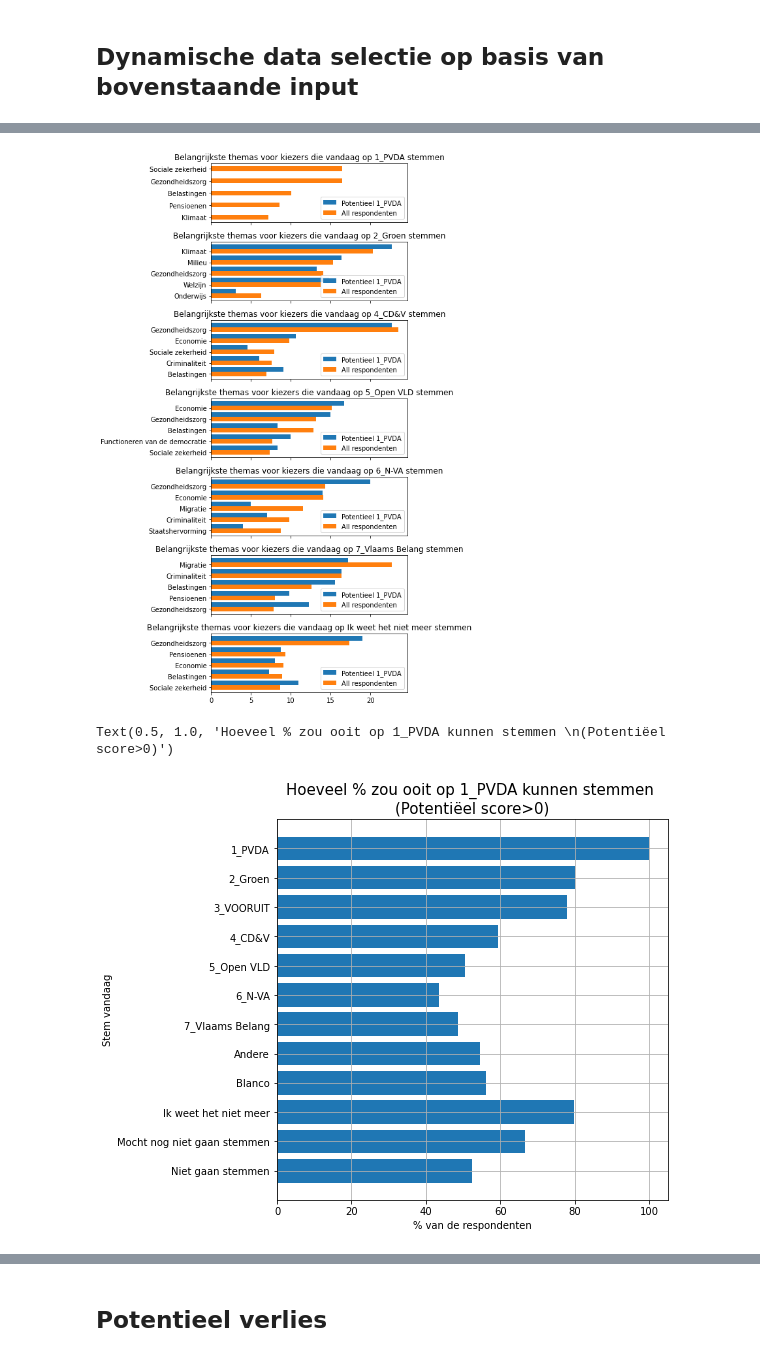
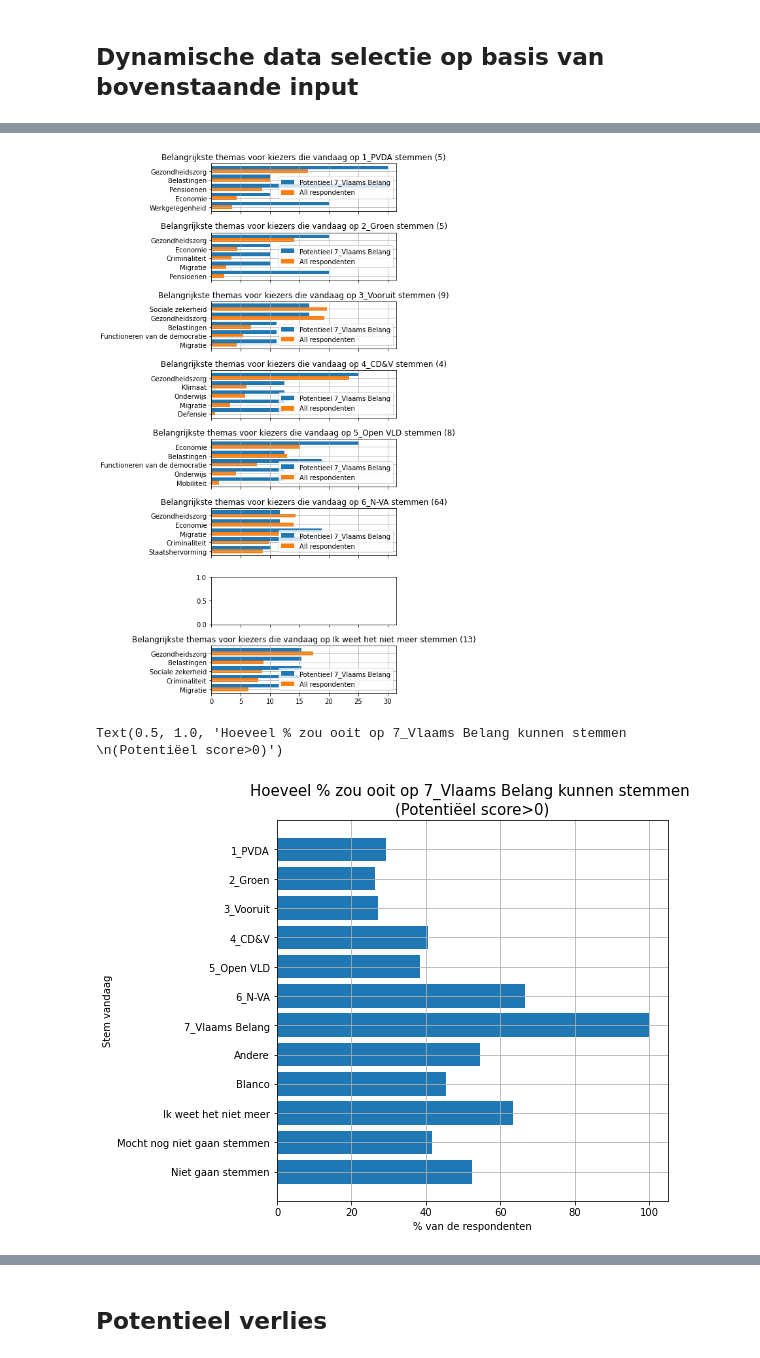
Before and after one commit to kvanlombeek/vooruit-anlyses, a Jupyter notebook: 2021-09-31 Analyse De Stemming.ipynb, the cells around one changed output, grey strips where cells are left out. Drawn from its saved outputs; the diff is of its cells as text; code cells hidden in the pictures.

```diff
--- a/2021-09-31 Analyse De Stemming.ipynb
+++ b/2021-09-31 Analyse De Stemming.ipynb
@@ -77,7 +77,7 @@ data_raw['VoteChoiceNow'] = data_raw['VoteChoiceNow'].replace({
     3:'6_N-VA',
     4:'5_Open VLD',
     5:'1_PVDA',
-    6:'3_VOORUIT',
+    6:'3_Vooruit',
     7:'7_Vlaams Belang',
     8:'Andere',
     9:'Blanco',
@@ -247,7 +247,7 @@ Selecteer definitie van potentieel
 interactive(children=(IntSlider(value=5, description='x', max=10, min=1), Output()), _dom_classes=('widget-int…
 # %%
 partij_radio_buttons = widgets.RadioButtons(
-    options=['1_PVDA','2_Groen', '3_Vooruit', '4_CD&V', '5_Open VLD', '6_NV-A', '7_Vlaams Belang'],
+    options=['1_PVDA','2_Groen', '3_Vooruit', '4_CD&V', '5_Open VLD', '6_N-VA', '7_Vlaams Belang'],
     description='Selecteer de partij: ',
     disabled=False
 )
@@ -341,8 +356,10 @@ Text(0, 0.5, 'Percent')
 # %%
 # Aanval: potentieel
-fig, axes = plt.subplots(7,1,figsize=(8,12), sharex=True)
+fig, axes = plt.subplots(8,1,figsize=(8,12), sharex=True)
 
-for i, partij in enumerate(['1_PVDA', '2_Groen', '4_CD&V', '5_Open VLD', '6_N-VA', '7_Vlaams Belang', 'Ik weet het niet meer']):
+for i, partij in enumerate(['1_PVDA', '2_Groen','3_Vooruit', '4_CD&V', '5_Open VLD', '6_N-VA', '7_Vlaams Belang', 'Ik weet het niet meer']):
+
+    if(partij == geselecteerde_partij): continue
 
     row_mask = data_raw['VoteChoiceNow']==partij
     subset = data_raw.loc[row_mask,:]
@@ -350,49 +367,50 @@ for i, partij in enumerate(['1_PVDA', '2_Groen', '4_CD&V', '5_Open VLD', '6_N-VA
 
     row_mask = potentieel['VoteChoiceNow']==partij
     subset = potentieel.loc[row_mask,:]
-    themas_vooruit = (subset['MIP_Closed_1'].append(subset['MIP_Closed_2'])).value_counts(normalize=True).sort_values()*100
+    themas_potentieel = (subset['MIP_Closed_1'].append(subset['MIP_Closed_2'])).value_counts(normalize=True).sort_values()*100
 
-    themas = pd.concat([themas_all, themas_vooruit], axis=1)
+    themas = pd.concat([themas_all, themas_potentieel], axis=1)
     themas.columns = ['all', 'potentieel']
-    themas = themas.sort_values('all', ascending=False).head(5).sort_values(by='all')
+    themas = themas.sort_values('potentieel', ascending=False).head(5).sort_values(by='all')
 
     axes[i].barh(y = np.arange(len(themas))+0.2, width=themas['potentieel'], tick_label=themas.index,
                  height=0.4, label='Potentieel {}'.format(geselecteerde_partij))
     axes[i].barh(y = np.arange(len(themas))-0.2, width=themas['all'], tick_label=themas.index,
                  height=0.4, label='All respondenten')
 
-    axes[i].set_title('Belangrijkste themas voor kiezers die vandaag op {} stemmen'.format(partij))
+    axes[i].set_title('Belangrijkste themas voor kiezers die vandaag op {} stemmen ({})'.format(partij, len(subset)))
     axes[i].legend()
+    axes[i].grid()
     fig.tight_layout()
 # %% [output]
-[figure, old version]
+[figure, new version]
 # %%
 correct_column_name_dict = {
     '1_PVDA':'ElecUtil_PVDA',
     '2_Groen':'ElecUtil_GROEN',
     '3_Vooruit':'ElecUtil_VOORUIT',
     '4_CD&V':'ElecUtil_CDV',
     '5_Open VLD':'ElecUtil_OPENVLD',
-    '6_NV-A':'ElecUtil_NVA',
+    '6_N-VA':'ElecUtil_NVA',
     '7_Vlaams Belang':'ElecUtil_VB',
 }
 correct_column_name = correct_column_name_dict[geselecteerde_partij]
 
 percent_not_zero_potential = data_raw.groupby('VoteChoiceNow')[correct_column_name].apply(lambda x: np.mean(x>0)*100)
 percent_not_zero_potential = percent_not_zero_potential.sort_index(ascending=False)
 
 fig, ax = plt.subplots(1,1,figsize=(7,7))
 
 ax.barh(tick_label = percent_not_zero_potential.index,
         width=percent_not_zero_potential.values,
         y=np.arange(len(percent_not_zero_potential)))
 ax.grid()
 ax.set_ylabel('Stem vandaag')
 ax.set_xlabel('% van de respondenten')
 ax.set_title('Hoeveel % zou ooit op {} kunnen stemmen \n(Potentiëel score>0)'.format(geselecteerde_partij), size=15)
 # %% [output]
-Text(0.5, 1.0, 'Hoeveel % zou ooit op 1_PVDA kunnen stemmen \n(Potentiëel score>0)')
+Text(0.5, 1.0, 'Hoeveel % zou ooit op 7_Vlaams Belang kunnen stemmen \n(Potentiëel score>0)')
-[figure, old version]
+[figure, new version]
 # %%
 fig, axes = plt.subplots(6,1,figsize=(10,12), sharex=True)
 
```
Also changed, not shown: parts of 8 cells of this notebook.
